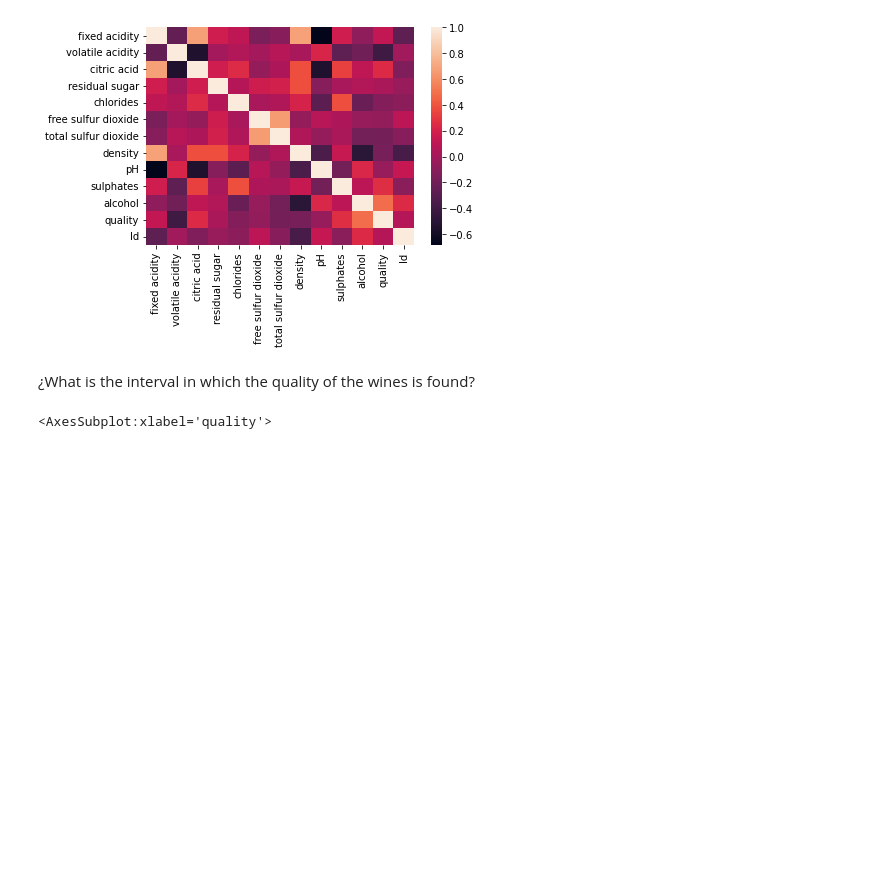
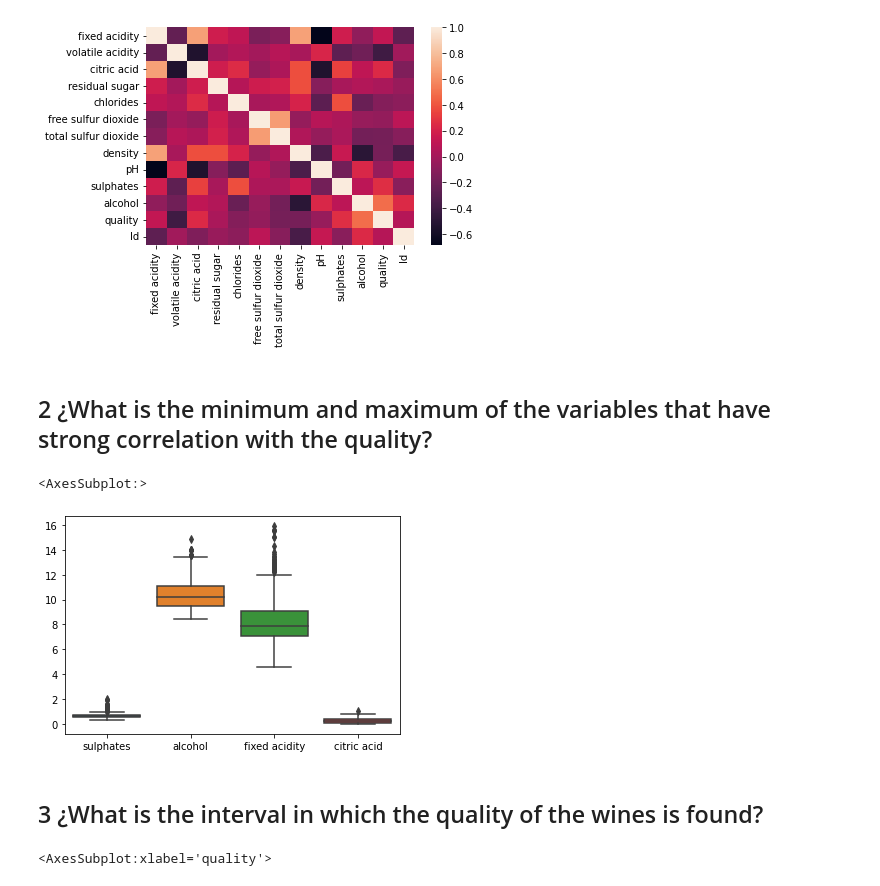
Before and after one commit to aelorza8/alejandro8, a Jupyter notebook: Actividad6_A00826985.ipynb, the cells around one changed output. Saved outputs shown, nothing was run; the diff lists cells and outputs as text; code cells hidden in the pictures; blank space fills up the shorter version.

```diff
--- a/Actividad6_A00826985.ipynb
+++ b/Actividad6_A00826985.ipynb
@@ -79,8 +77,18 @@ sns.heatmap(df.corr())
 # %% [output]
 <AxesSubplot:>
 [figure]
+# %% [markdown]
+##  2 ¿What is the minimum and maximum of the variables that have strong correlation with the quality?
+# %%
+sns.boxplot(data =df.loc[:,
+                         ['sulphates', 'alcohol','fixed acidity','citric acid']
+                        ]
+           )
+# %% [output]
+<AxesSubplot:>
+[figure, added]
 # %% [markdown]
-¿What is the interval in which the quality of the wines is found?
+##  3 ¿What is the interval in which the quality of the wines is found?
 # %%
 sns.boxplot(df["quality"])
 # %% [output]
```
Also changed, not shown: parts of 17 cells of this notebook.
